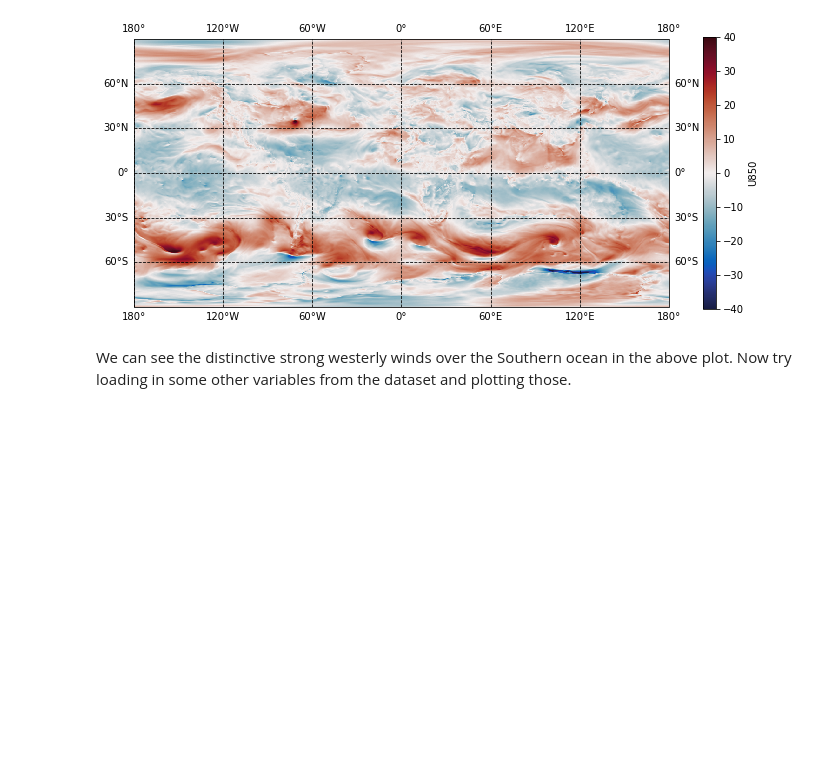
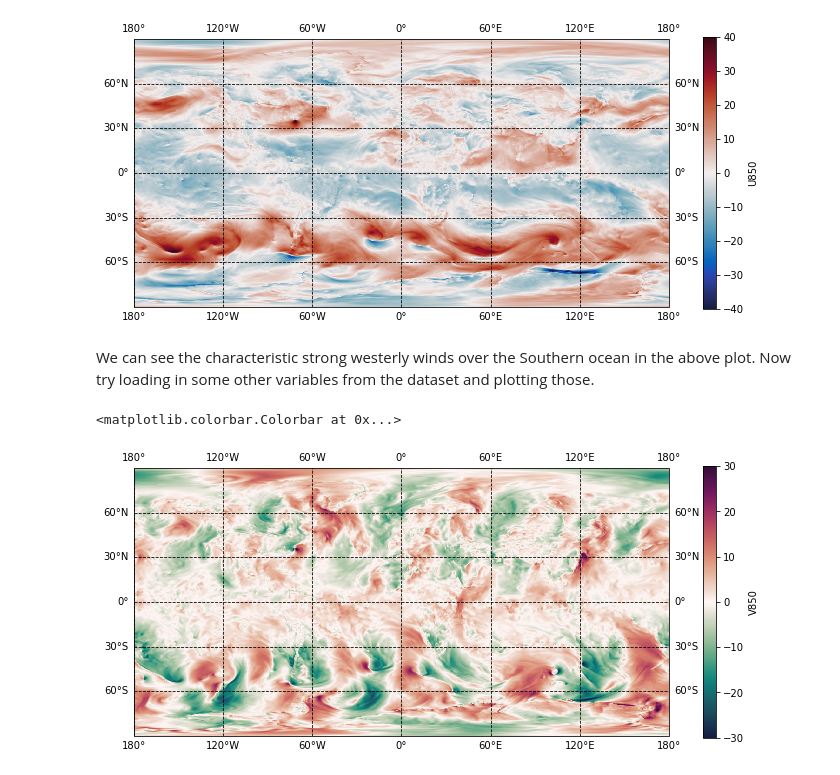
Before and after one commit to Ira-Shokar/CCFCS-Machine-Learning-Workshop, a Jupyter notebook: data_loading.ipynb, the cells around one changed output. Drawn from its saved outputs; the diff is of its cells as text; code cells hidden in the pictures; blank space fills up the shorter version.

```diff
--- a/data_loading.ipynb
+++ b/data_loading.ipynb
@@ -97,4 +102,17 @@ fig.colorbar(image, ax=ax, label='U850')
 <matplotlib.colorbar.Colorbar at 0x...>
 [figure]
 # %% [markdown]
-We can see the distinctive strong westerly winds over the Southern ocean in the above plot. Now try loading in some other variables from the dataset and plotting those.
+We can see the characteristic strong westerly winds over the Southern ocean in the above plot. Now try loading in some other variables from the dataset and plotting those.
+# %%
+projection=ccrs.PlateCarree();
+figsize = (12,5)
+
+V850 = ds.V850.values
+#Try replacing V850 with another data variable! Note you might need to change the parameters vmin and vmax which control the maximum and minimum colour scale levels.
+
+fig, ax = map_setup(figsize,projection)
+image = ax.pcolormesh(lon, lat,V850[0], transform=ccrs.PlateCarree(), cmap=cmocean.cm.curl, vmin=-30, vmax=30) #Note different colormap!
+fig.colorbar(image, ax=ax, label='V850')
+# %% [output]
+<matplotlib.colorbar.Colorbar at 0x...>
+[figure, added]
```
Also changed, not shown: parts of 35 cells of this notebook.
